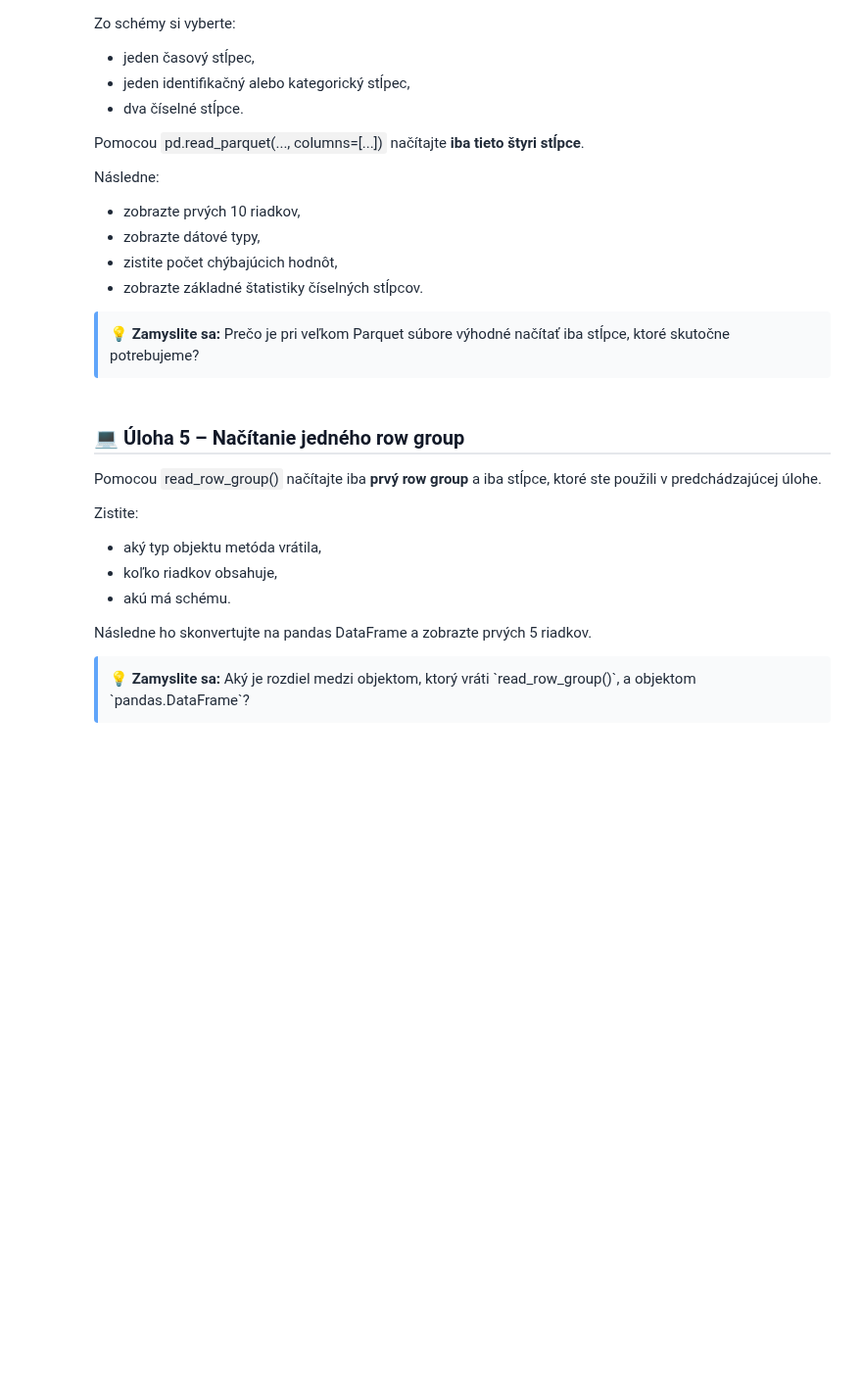
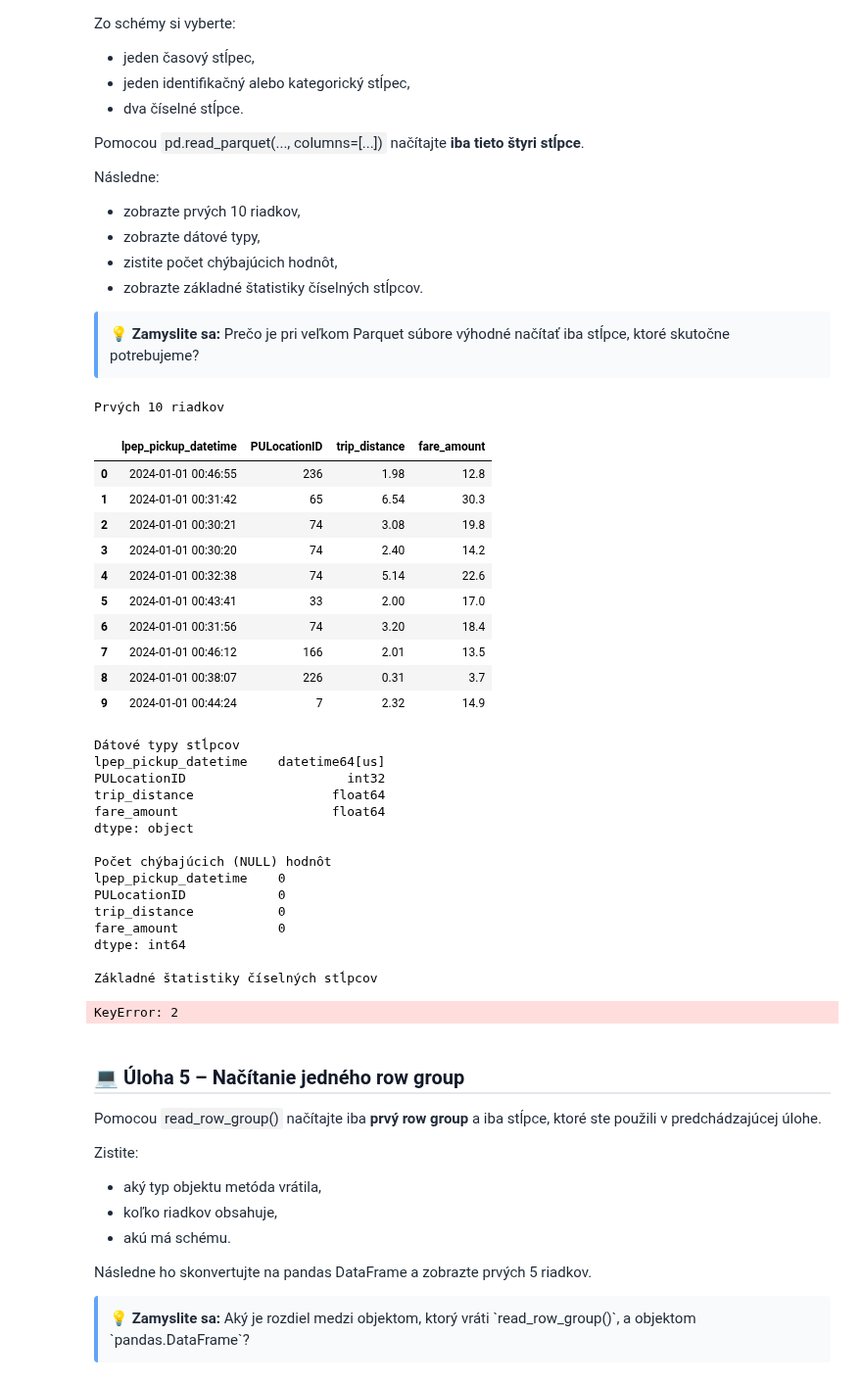
Before and after one commit to michalsimo9-source/Databazove_technologie, a Jupyter notebook: week_5/file_handling.ipynb, the cells around one changed output. Shown at 98% size. Drawn from its saved outputs; the diff is of its cells as text; code cells hidden in the pictures; blank space fills up the shorter version.

```diff
--- a/week_5/file_handling.ipynb
+++ b/week_5/file_handling.ipynb
@@ -941,3 +1014,55 @@ print("Cesta k súboru:", file_path)
+# %%
+import pandas as pd
+
+selected_columns = [
+    "lpep_pickup_datetime",
+    "PULocationID",
+    "trip_distance",
+    "fare_amount"
+]
+
+df = pd.read_parquet("green_tripdata_2024-01.parquet", columns=selected_columns)
+
+print("Prvých 10 riadkov")
+display(df.head(10))
+
+print("\nDátové typy stĺpcov")
+print(df.dtypes)
+
+print("\nPočet chýbajúcich (NULL) hodnôt")
+print(df.isnull().sum())
+
+print("\nZákladné štatistiky číselných stĺpcov")
+display(df.describe())
+# %% [output]
+Prvých 10 riadkov
+|  | lpep_pickup_datetime | PULocationID | trip_distance | fare_amount |
+| 0 | 2024-01-01 00:46:55 | 236 | 1.98 | 12.8 |
+| 1 | 2024-01-01 00:31:42 | 65 | 6.54 | 30.3 |
+| 2 | 2024-01-01 00:30:21 | 74 | 3.08 | 19.8 |
+| 3 | 2024-01-01 00:30:20 | 74 | 2.40 | 14.2 |
+| 4 | 2024-01-01 00:32:38 | 74 | 5.14 | 22.6 |
+| 5 | 2024-01-01 00:43:41 | 33 | 2.00 | 17.0 |
+| 6 | 2024-01-01 00:31:56 | 74 | 3.20 | 18.4 |
+| 7 | 2024-01-01 00:46:12 | 166 | 2.01 | 13.5 |
+| 8 | 2024-01-01 00:38:07 | 226 | 0.31 | 3.7 |
+| 9 | 2024-01-01 00:44:24 | 7 | 2.32 | 14.9 |
+Dátové typy stĺpcov
+lpep_pickup_datetime    datetime64[us]
+PULocationID                     int32
+trip_distance                  float64
+fare_amount                    float64
+dtype: object
+
+Počet chýbajúcich (NULL) hodnôt
+lpep_pickup_datetime    0
+PULocationID            0
+trip_distance           0
+fare_amount             0
+dtype: int64
+
+Základné štatistiky číselných stĺpcov
+KeyError: 2
 # %% [markdown]
 <h2 style="margin: 24px 0 16px; font-size: 20px; font-weight: 600; font-family: 'Segoe UI', Roboto, sans-serif; color: #111827; border-bottom: 2px solid #e5e7eb; padding-bottom: 6px;">💻 Úloha 5 – Načítanie jedného row group</h2>
 <p style="font-family: 'Segoe UI', Roboto, sans-serif; color: #1f2937; line-height: 1.65; margin: 8px 0 12px;">Pomocou <span style="background-color: #f2f2f2; font-family: monospace; padding: 2px 4px; border-radius: 3px;">read_row_group()</span> načítajte iba <strong>prvý row group</strong> a iba stĺpce, ktoré ste použili v predchádzajúcej úlohe.</p>
```
Also changed, not shown: parts of 9 cells of this notebook.
